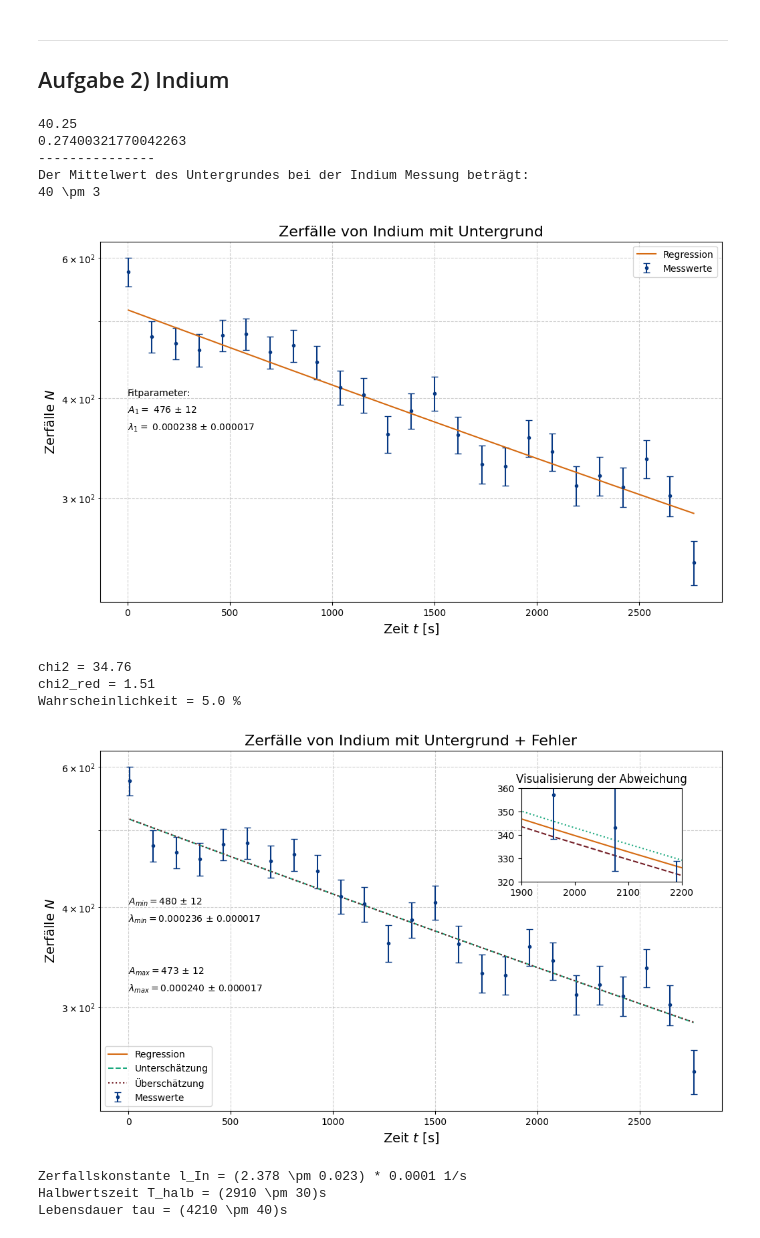
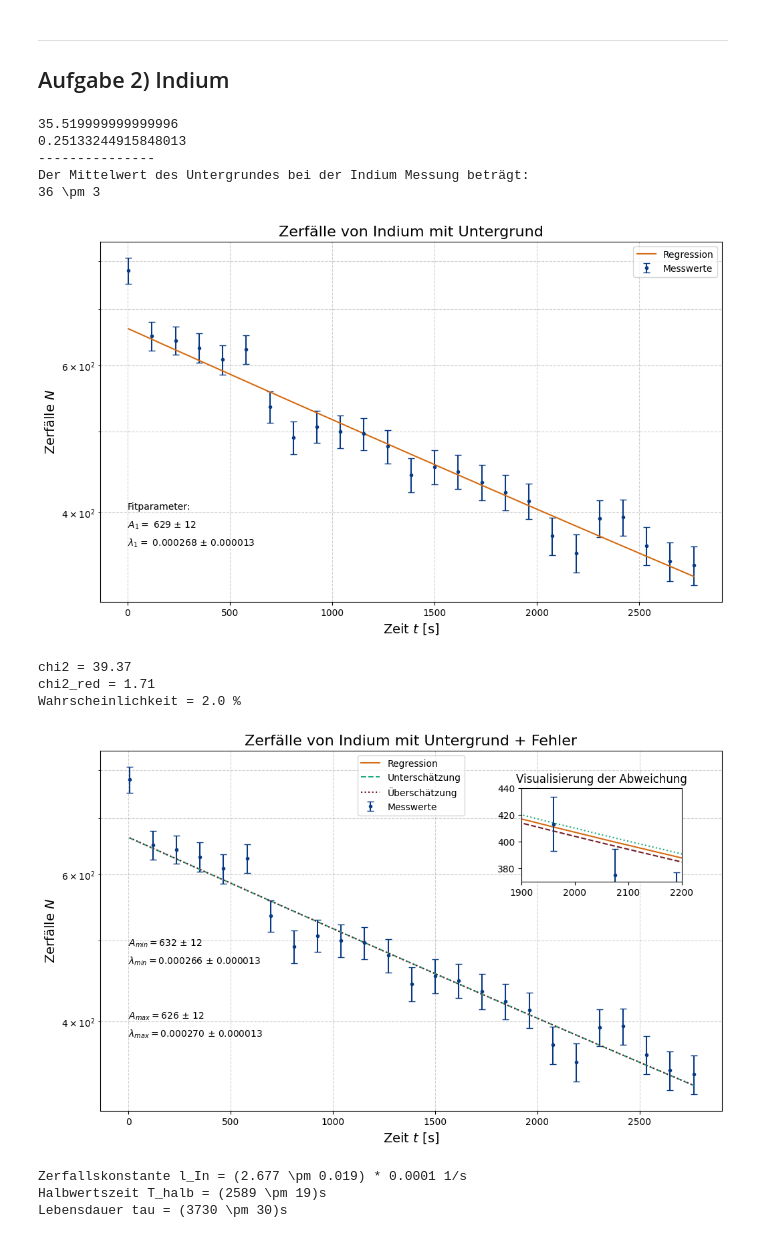
Before and after one commit to FinnZeumer/PAP-2, a Jupyter notebook: Versuche/252/Python/V251.ipynb, the cells around one changed output. Saved outputs shown, nothing was run; the diff lists cells and outputs as text; code cells hidden in the pictures.

```diff
--- a/Versuche/252/Python/V251.ipynb
+++ b/Versuche/252/Python/V251.ipynb
@@ -422,7 +422,7 @@ Relativer Fehler für ^108 Ag: 0.1
 ## Aufgabe 2) Indium
 # %%
 # Untergrundmessung
-unterg_In = np.loadtxt('data/untergrundAJ.txt', usecols = [1])
+unterg_In = np.loadtxt('data/in/untergrund_In.txt', usecols = [1], skiprows=4)
 
 print(np.mean(unterg_In)*12)
 print(np.std(unterg_In) / np.sqrt(len(unterg_In)))
@@ -433,11 +433,11 @@ sig_mean_unterg_In = np.std(12 * unterg_In) / np.sqrt(len(unterg_In))
 print('Der Mittelwert des Untergrundes bei der Indium Messung beträgt:')
 print(pap.round_sig_digs(sig_mean_unterg_In, mean_unterg_In)[2])
 # %% [output]
-40.25
-0.27400321770042263
+35.519999999999996
+0.25133244915848013
 ---------------
 Der Mittelwert des Untergrundes bei der Indium Messung beträgt:
-40 \pm 3
+36 \pm 3
 # %%
 # Neue Regressionsfunktion
 y0 = mean_unterg_In
@@ -446,7 +446,7 @@ def expo_In(x, A1, l1):
 # %%
 aufgabe = '2a'
 # Bestimmung der Zerfallskonstante
-N_In = np.loadtxt('data/IndiumAJ.txt', usecols = [1])
+N_In = np.loadtxt('data/in/indium.txt', usecols = [1], skiprows=4)
 sig_N_In = np.sqrt(N_In)
 t_In = np.arange(5, 2800, 115)
 
@@ -510,7 +510,7 @@ plt.savefig(f'{plt_save_folder}Regression_der_Messdaten_{aufgabe}.pdf', dpi=300)
 
 plt.show()
 # %% [output]
-[figure, old version]
+[figure, new version]
 # %%
 # Güte des Fits
 chi2_= np.sum((expo_In(t_In, *popt_In) - N_In) ** 2 / sig_N_In ** 2)
@@ -523,9 +523,9 @@ print("chi2_red =", round(chi2_red, 2))
 prob = np.round(1 - chi2.cdf(chi2_,dof),2) * 100
 print("Wahrscheinlichkeit =", prob, "%")
 # %% [output]
-chi2 = 34.76
-chi2_red = 1.51
-Wahrscheinlichkeit = 5.0 %
+chi2 = 39.37
+chi2_red = 1.71
+Wahrscheinlichkeit = 2.0 %
 # %%
 aufgabe = '2b'
 # Fit unter Berücksichtigung des Untergrund-Fehlers
@@ -580,7 +580,7 @@ plt.plot(
     color = c.LIGHT_GREEN
     )
 
-txt_pos = 6
+txt_pos = 6.2
 plt.text(0, exp(txt_pos), '$A_{min} = $' + str(pap.round_sig_digs(err_A_min_In, A_min_In)[3]))
 plt.text(0, exp(txt_pos - 0.05), '$\\lambda_{min} = $' + str(pap.round_sig_digs(err_l_min_In, l_min_In)[3]))
 
@@ -602,10 +602,10 @@ err_l_max_In = sqrt(sig_l_max_In)
 plt.plot(t_In, expo_In(t_In, *popt_max), label = 'Überschätzung', ls = 'dotted',
 color = c.WINE_RED)
 
-txt_pos_2 = 5.8
+txt_pos_2 = 6.0
 plt.text(0, exp(txt_pos_2), '$A_{max} = $' + str(pap.round_sig_digs(err_A_max_In, A_max_In)[3]))
 plt.text(0, exp(txt_pos_2 - 0.05), '$\\lambda_{max} = $' + str(pap.round_sig_digs(err_l_max_In, l_max_In)[3]))
-plt.legend(loc = 'lower left')
+plt.legend(loc = 'upper center')
 plt.grid(True, 'both', 'both', ls='--', alpha=0.6)
 
 # Kleines Rechteck oben rechts
@@ -620,35 +620,35 @@ plt.plot(
 
 plt.plot(
     t_In,
     expo_In(t_In, *popt_max),
     color = c.WINE_RED,
     ls = '--'
     )
 
 plt.plot(
     t_In,
     expo_In(t_In, *popt_In),
     color = c.ORANGE
     )
 
 plt.errorbar(
     t_In,
     N_In,
     yerr = sig_N_In,
     fmt = '.',
     capsize = 3.5,
     color = c.BLUE
     )
 
 plt.xlim(1900, 2200)
-plt.ylim(320, 360)
+plt.ylim(370, 440)
 plt.title('Visualisierung der Abweichung')
 
 plt.savefig(f'{plt_save_folder}Regression_der_Messdaten_{aufgabe}.pdf', dpi=300)
 
 plt.show()
 # %% [output]
-[figure, old version]
+[figure, new version]
 # %%
 # Differenz der Zerfallskonstanten:
 sig_min_l_In = np.abs(l_In - l_min_In)
@@ -666,9 +666,9 @@ tau_In = 1/l_In
 err_tau_In = 1 * err_l_In / (l_In ** 2)
 print(fr'Lebensdauer tau = ({pap.round_sig_digs(err_tau_In, tau_In)[2]})s')
 # %% [output]
-Zerfallskonstante l_In = (2.378 \pm 0.023) * 0.0001 1/s
-Halbwertszeit T_halb = (2910 \pm 30)s
-Lebensdauer tau = (4210 \pm 40)s
+Zerfallskonstante l_In = (2.677 \pm 0.019) * 0.0001 1/s
+Halbwertszeit T_halb = (2589 \pm 19)s
+Lebensdauer tau = (3730 \pm 30)s
 # %%
 # Standardabweichung
 print(fr'Standardabweichung für Indum: {pap.std_abw(T_halb_In, 3240, err_T_halb_In, 1)}')
```
Also changed, not shown: parts of 7 cells of this notebook, 28 other files.
